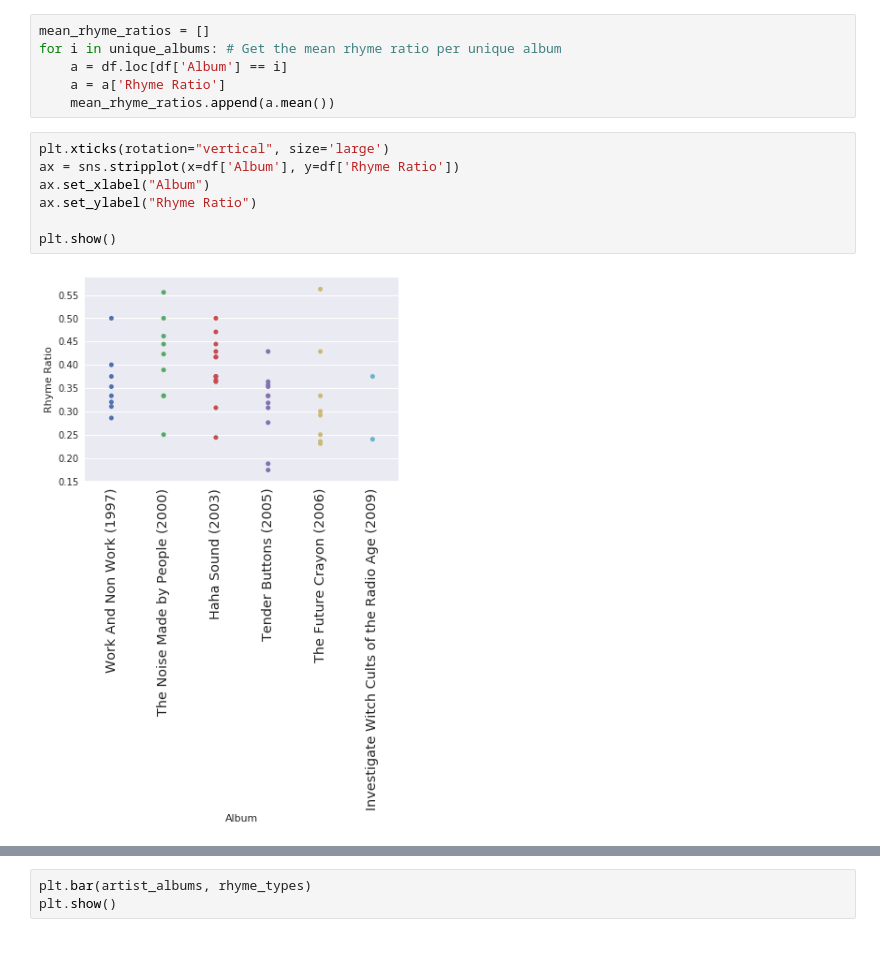
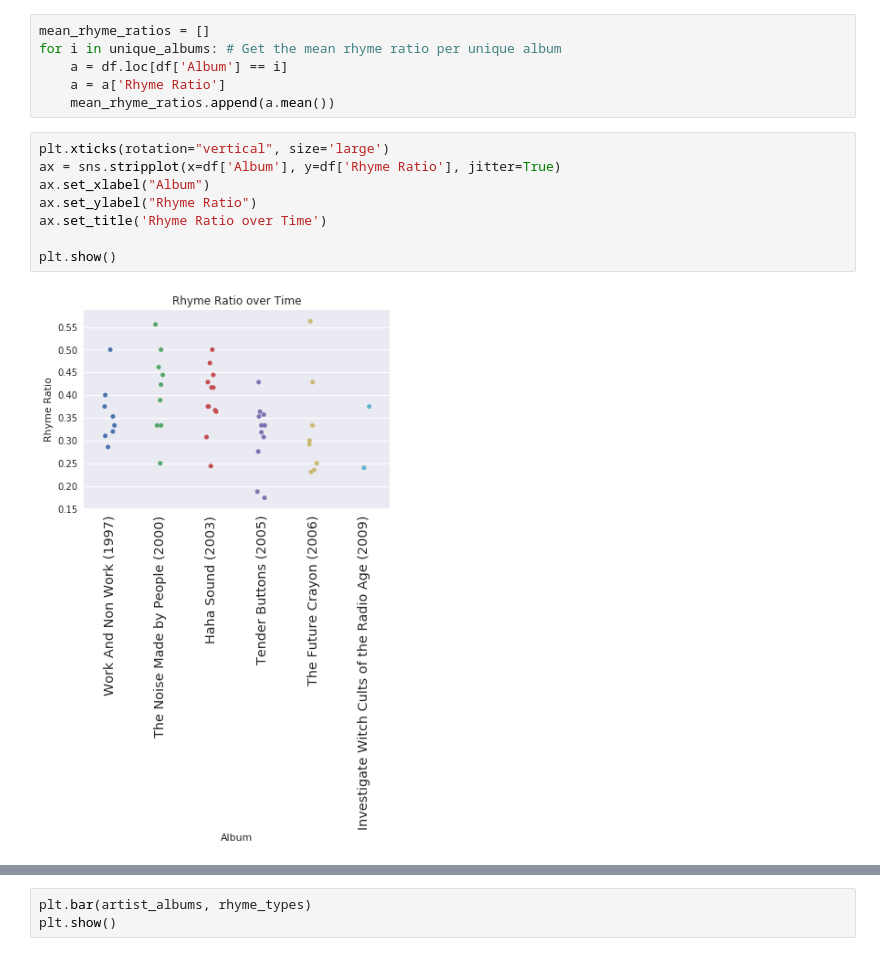
Before and after one commit to Gbachant/rhyme-scheme, a Jupyter notebook: rhyme-scheme.ipynb, the cells around one changed output, grey strips where cells are left out. Saved outputs shown, nothing was run; the diff lists cells and outputs as text.

```diff
--- a/rhyme-scheme.ipynb
+++ b/rhyme-scheme.ipynb
@@ -176,10 +176,11 @@ for i in unique_albums: # Get the mean rhyme ratio per unique album
     mean_rhyme_ratios.append(a.mean())
 # %%
 plt.xticks(rotation="vertical", size='large')
-ax = sns.stripplot(x=df['Album'], y=df['Rhyme Ratio'])
+ax = sns.stripplot(x=df['Album'], y=df['Rhyme Ratio'], jitter=True)
 ax.set_xlabel("Album")
 ax.set_ylabel("Rhyme Ratio")
+ax.set_title('Rhyme Ratio over Time')
 
 plt.show()
 # %% [output]
-[figure, old version]
+[figure, new version]
```
Also changed, not shown: parts of 7 cells of this notebook.
